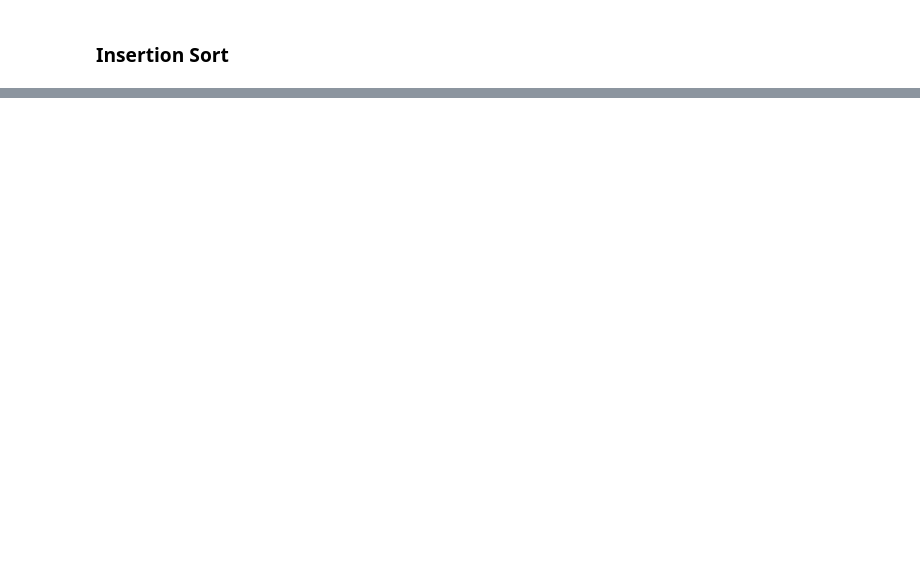
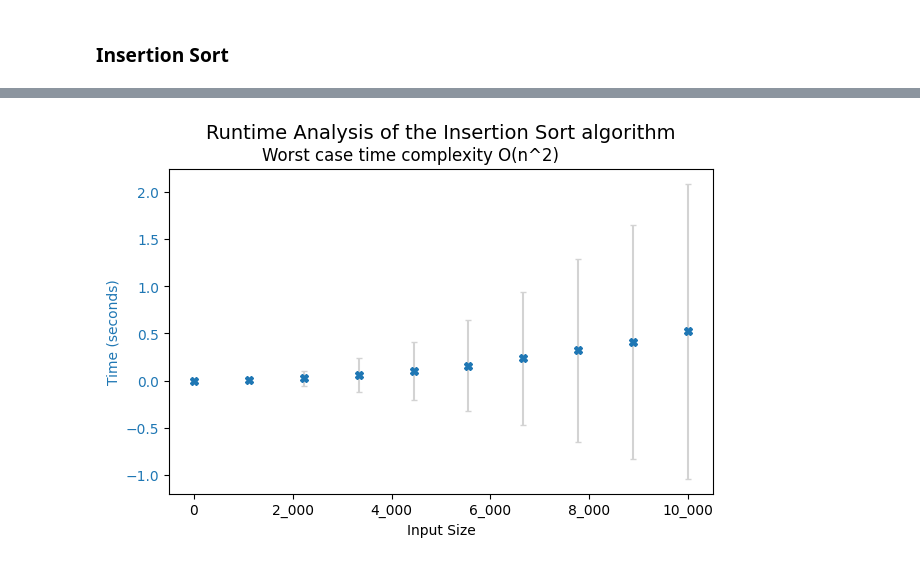
Before and after one commit to t-ded/algpy, a Jupyter notebook: examples/comparison_of_sorts.ipynb, the cells around one changed output, grey strips where cells are left out. Saved outputs shown, nothing was run; the diff lists cells and outputs as text; code cells hidden in the pictures; blank space fills up the shorter version.

```diff
--- a/examples/comparison_of_sorts.ipynb
+++ b/examples/comparison_of_sorts.ipynb
@@ -76 +93,5 @@ Algorithm analysis on random instances:
 ----------
+# %%
+insertion_sort_runtime_analytic.plot_runtime_analysis(metric_to_plot='time')
+# %% [output]
+[figure, added]
```
Also changed, not shown: parts of 12 cells of this notebook.
